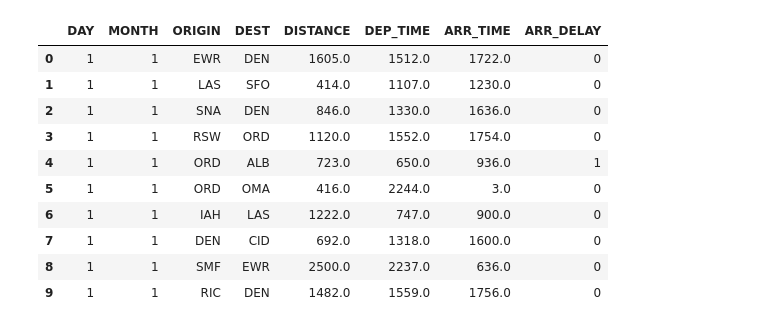
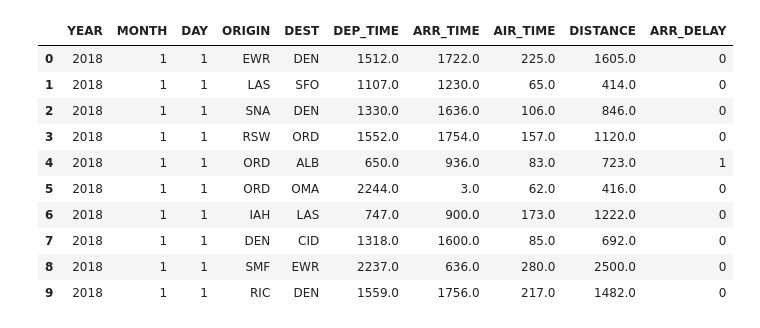
Before and after one commit to d0lev/FlightPrediction, a Jupyter notebook: CleanningData.ipynb, the cells around one changed output. Cells and saved outputs as stored; diff of their text form; code cells hidden in the pictures.

```diff
--- a/CleanningData.ipynb
+++ b/CleanningData.ipynb
@@ -4,0 +12,3 @@ import pandas as pd
+# %%
+dataset = pd.read_csv("data.csv")
+dataset.head(5)
@@ -4,0 +35,3 @@ import pandas as pd
+# %%
+dataset = dataset[['FL_DATE' , 'ORIGIN','DEST','DEP_TIME','ARR_TIME','AIR_TIME','DISTANCE','ARR_DELAY']]
+dataset.head(5)
@@ -4,0 +61,4 @@ import pandas as pd
+# %%
+dataset = dataset.dropna(axis = 0)
+print(dataset.isna().sum())
+dataset.shape
@@ -4,0 +78,6 @@ import pandas as pd
+# %%
+dataset['YEAR'] = pd.DatetimeIndex(dataset['FL_DATE']).year
+dataset['DAY'] = pd.DatetimeIndex(dataset['FL_DATE']).day
+dataset['MONTH'] = pd.DatetimeIndex(dataset['FL_DATE']).month
+dataset = dataset[['YEAR','MONTH','DAY', 'ORIGIN','DEST','DEP_TIME','ARR_TIME','AIR_TIME','DISTANCE','ARR_DELAY']]
+dataset.head(5)
@@ -5,29 +94,22 @@ import pandas as pd
 # %%
-dataset = pd.read_csv("2018.csv")
 # change ARR_DELAY column: "0" will correspond to a flight being on time, and a "1" to a flight being delayed.
-
 status = []
 for value in dataset['ARR_DELAY']:
-    if value < 0:
+    if value <= 0:
         status.append(0)
     else:
         status.append(1)
 dataset['ARR_DELAY'] = status
-dataset['DAY'] = pd.DatetimeIndex(dataset['FL_DATE']).day
-dataset['MONTH'] = pd.DatetimeIndex(dataset['FL_DATE']).month
-
-#rearange the data set : set the lable (ARR_DELAY) on the last column and drop (FL_DATE) column.
-dataset = dataset.reindex(columns = ['DAY','MONTH','ORIGIN','DEST','DISTANCE','DEP_TIME','ARR_TIME','ARR_DELAY'])
 dataset.head(10)
 # %% [output]
-|  | DAY | MONTH | ORIGIN | DEST | DISTANCE | DEP_TIME | ARR_TIME | ARR_DELAY |
-| 0 | 1 | 1 | EWR | DEN | 1605.0 | 1512.0 | 1722.0 | 0 |
-| 1 | 1 | 1 | LAS | SFO | 414.0 | 1107.0 | 1230.0 | 0 |
-| 2 | 1 | 1 | SNA | DEN | 846.0 | 1330.0 | 1636.0 | 0 |
-| 3 | 1 | 1 | RSW | ORD | 1120.0 | 1552.0 | 1754.0 | 0 |
-| 4 | 1 | 1 | ORD | ALB | 723.0 | 650.0 | 936.0 | 1 |
-| 5 | 1 | 1 | ORD | OMA | 416.0 | 2244.0 | 3.0 | 0 |
-| 6 | 1 | 1 | IAH | LAS | 1222.0 | 747.0 | 900.0 | 0 |
-| 7 | 1 | 1 | DEN | CID | 692.0 | 1318.0 | 1600.0 | 0 |
-| 8 | 1 | 1 | SMF | EWR | 2500.0 | 2237.0 | 636.0 | 0 |
-| 9 | 1 | 1 | RIC | DEN | 1482.0 | 1559.0 | 1756.0 | 0 |
+|  | YEAR | MONTH | DAY | ORIGIN | DEST | DEP_TIME | ARR_TIME | AIR_TIME | DISTANCE | ARR_DELAY |
+| 0 | 2018 | 1 | 1 | EWR | DEN | 1512.0 | 1722.0 | 225.0 | 1605.0 | 0 |
+| 1 | 2018 | 1 | 1 | LAS | SFO | 1107.0 | 1230.0 | 65.0 | 414.0 | 0 |
+| 2 | 2018 | 1 | 1 | SNA | DEN | 1330.0 | 1636.0 | 106.0 | 846.0 | 0 |
+| 3 | 2018 | 1 | 1 | RSW | ORD | 1552.0 | 1754.0 | 157.0 | 1120.0 | 0 |
+| 4 | 2018 | 1 | 1 | ORD | ALB | 650.0 | 936.0 | 83.0 | 723.0 | 1 |
+| 5 | 2018 | 1 | 1 | ORD | OMA | 2244.0 | 3.0 | 62.0 | 416.0 | 0 |
+| 6 | 2018 | 1 | 1 | IAH | LAS | 747.0 | 900.0 | 173.0 | 1222.0 | 0 |
+| 7 | 2018 | 1 | 1 | DEN | CID | 1318.0 | 1600.0 | 85.0 | 692.0 | 0 |
+| 8 | 2018 | 1 | 1 | SMF | EWR | 2237.0 | 636.0 | 280.0 | 2500.0 | 0 |
+| 9 | 2018 | 1 | 1 | RIC | DEN | 1559.0 | 1756.0 | 217.0 | 1482.0 | 0 |
```
Also changed, not shown: parts of 22 cells of this notebook.
